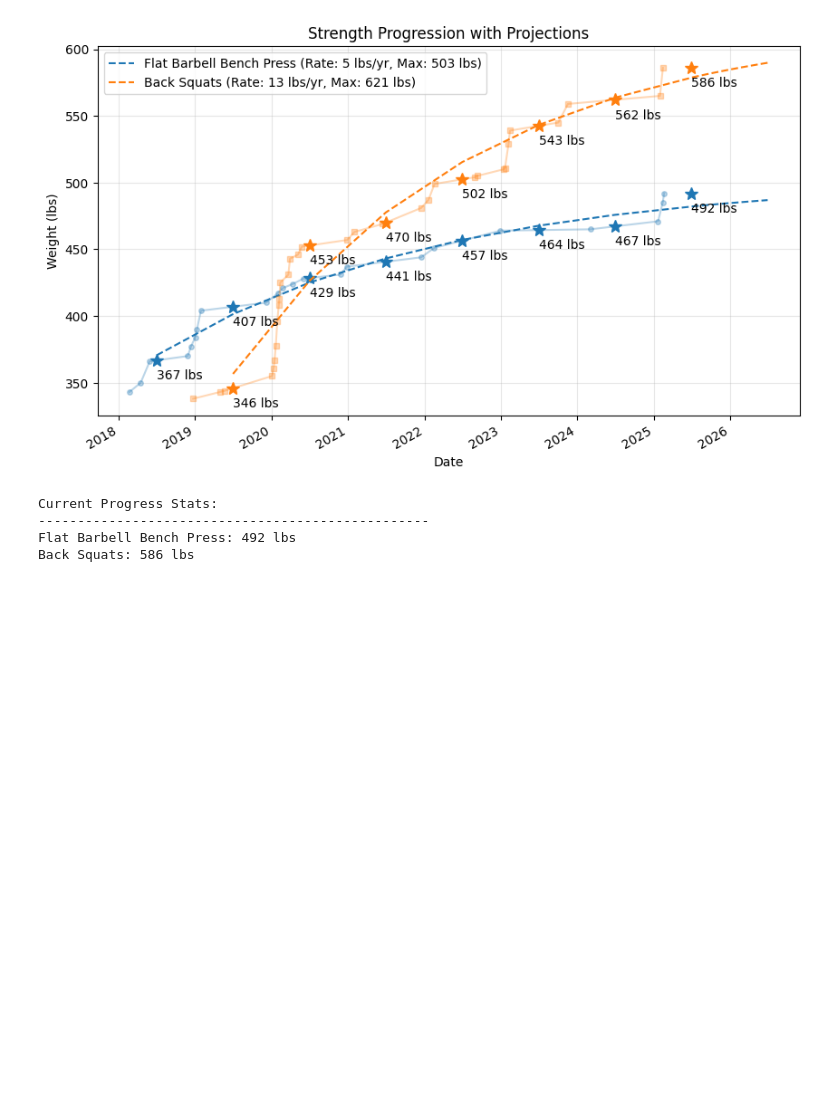
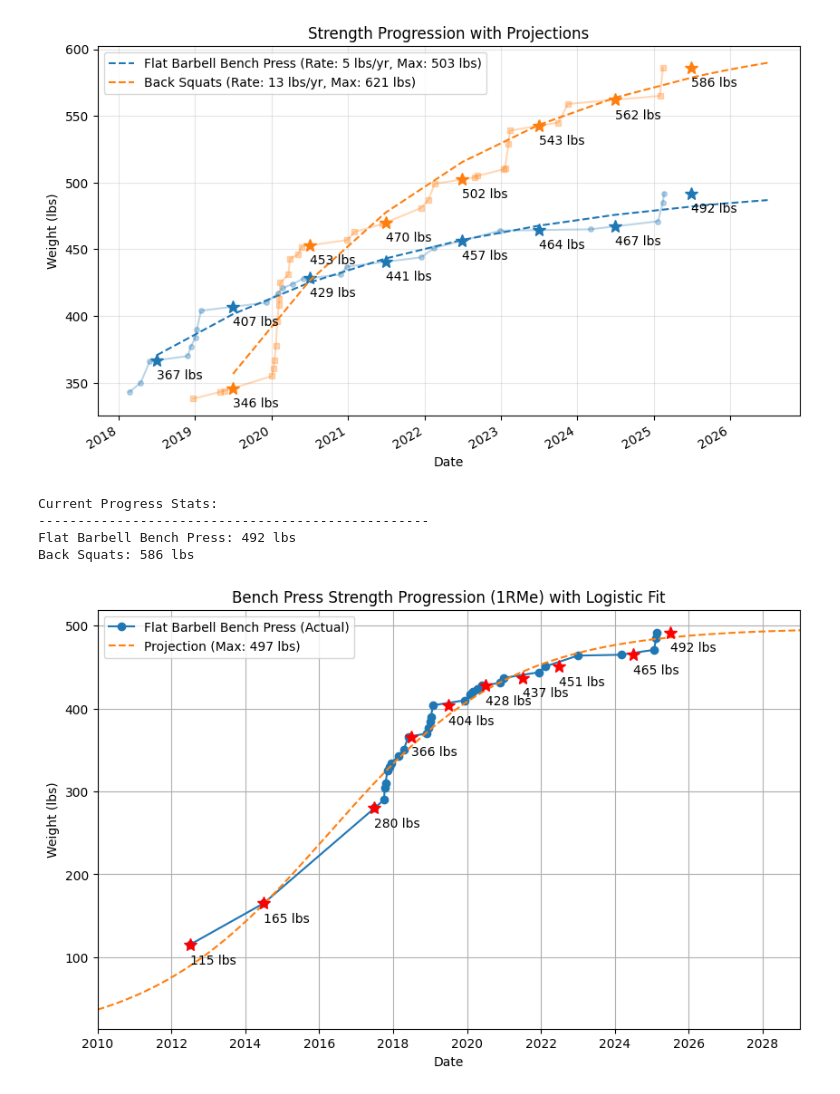
Before and after one commit to WeightliftingApp/WeightliftingApp-AnalyzeData, a Jupyter notebook: src/analyze_bench.ipynb, the cells around one changed output. Drawn from its saved outputs; the diff is of its cells as text; code cells hidden in the pictures; blank space fills up the shorter version.

```diff
--- a/src/analyze_bench.ipynb
+++ b/src/analyze_bench.ipynb
@@ -266,3 +266,93 @@ Current Progress Stats:
 --------------------------------------------------
 Flat Barbell Bench Press: 492 lbs
 Back Squats: 586 lbs
+# %%
+# --- Bench Only Analysis ---
+import matplotlib.pyplot as plt
+import pandas as pd
+import numpy as np
+from scipy.optimize import curve_fit
+
+bench_exercise = "Flat Barbell Bench Press"
+bench_data = []
+for workout in wld.workouts:
+    for exercise in workout.exercises:
+        if exercise.displayName() == bench_exercise:
+            for set_data in exercise.sets:
+                if set_data.weight is not None:
+                    bench_data.append({"date": workout.date, "weight": set_data.oneRM})
+
+# Add historical data points
+historical_data = [
+    {"date": pd.Timestamp("2012-07-01"), "weight": 115},
+    {"date": pd.Timestamp("2014-07-01"), "weight": 165},
+    {"date": pd.Timestamp("2017-07-01"), "weight": 280}
+]
+bench_data.extend(historical_data)
+
+bench_df = pd.DataFrame(bench_data)
+if not bench_df.empty:
+    bench_df = bench_df.sort_values("date")
+    running_max = 0
+    max_data = []
+    for _, row in bench_df.iterrows():
+        if row["weight"] > running_max:
+            running_max = row["weight"]
+            max_data.append({"date": row["date"], "weight": row["weight"]})
+    max_bench_df = pd.DataFrame(max_data)
+
+    # Convert dates to numbers for curve fitting
+    dates_numeric = (max_bench_df["date"] - max_bench_df["date"].min()).dt.total_seconds()
+    weights = max_bench_df["weight"].values
+
+    # Define logistic function
+    def logistic(x, L, k, x0):
+        return L / (1 + np.exp(-k * (x - x0)))
+
+    # Fit logistic curve
+    p0 = [max(weights) * 1.2, 1e-8, np.mean(dates_numeric)]  # Initial parameter guesses
+    popt, _ = curve_fit(logistic, dates_numeric, weights, p0=p0)
+
+    # Generate points for smooth curve including past dates
+    past_start = pd.Timestamp('2010-01-01')
+    past_seconds = (past_start - max_bench_df["date"].min()).total_seconds()
+    future_dates_numeric = np.linspace(past_seconds, max(dates_numeric) * 1.5, 1000)
+    trendline = logistic(future_dates_numeric, *popt)
+
+    plt.figure(figsize=(10, 6))
+    # Plot actual data points
+    plt.plot(
+        max_bench_df["date"], max_bench_df["weight"], marker="o", label=f"{bench_exercise} (Actual)"
+    )
+
+    # Plot projection including past
+    projection_dates = [max_bench_df["date"].min() + pd.Timedelta(seconds=float(x)) for x in future_dates_numeric]
+    plt.plot(projection_dates, trendline, "--", label=f"Projection (Max: {popt[0]:.0f} lbs)")
+
+    # Plot July 1st points
+    years = max_bench_df["date"].dt.year.unique()
+    for year in years:
+        july_date = pd.Timestamp(f"{year}-07-01")
+        before_july = max_bench_df[max_bench_df["date"] <= july_date]
+        if not before_july.empty:
+            last_before = before_july.iloc[-1]
+            plt.plot(july_date, last_before["weight"], "r*", markersize=10)
+            plt.annotate(
+                f"{last_before['weight']:.0f} lbs",
+                (july_date, last_before["weight"]),
+                xytext=(0, -15),
+                textcoords="offset points",
+            )
+
+    plt.title("Bench Press Strength Progression (1RMe) with Logistic Fit")
+    plt.xlabel("Date")
+    plt.ylabel("Weight (lbs)")
+    plt.grid(True)
+    plt.legend()
+
+    # Set x-axis limits from 2010 to 2028
+    plt.xlim(pd.Timestamp('2010-01-01'), pd.Timestamp('2028-12-31'))
+
+    plt.show()
+# %% [output]
+[figure, added]
```
Also changed, not shown: 4 other files.
